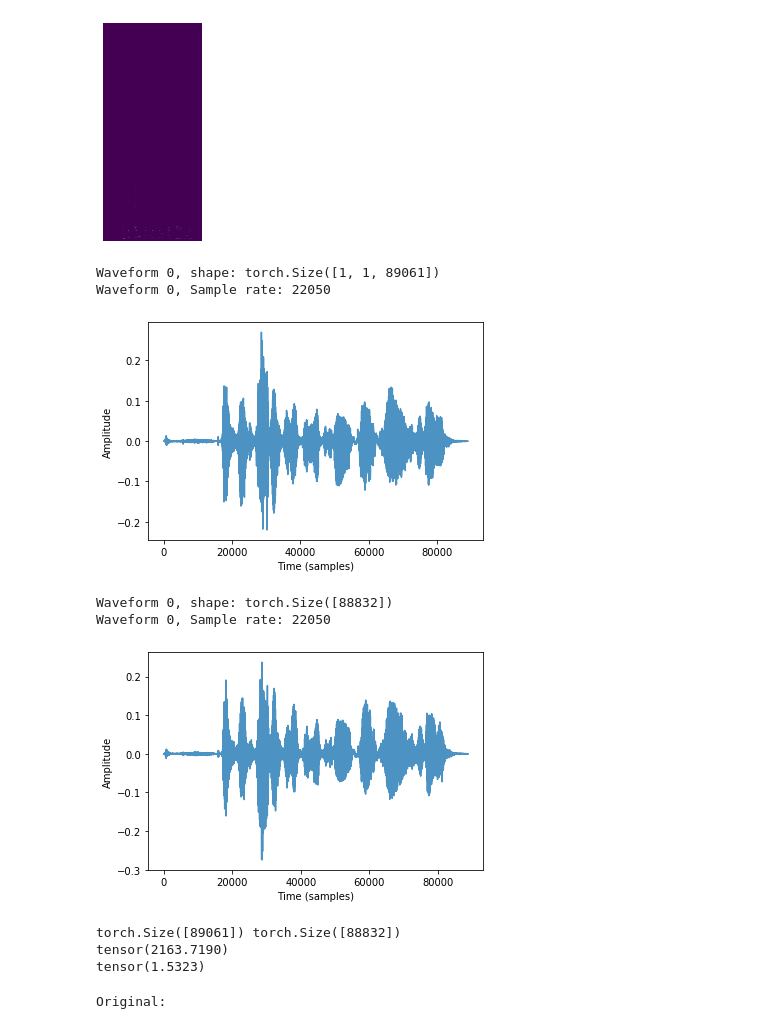
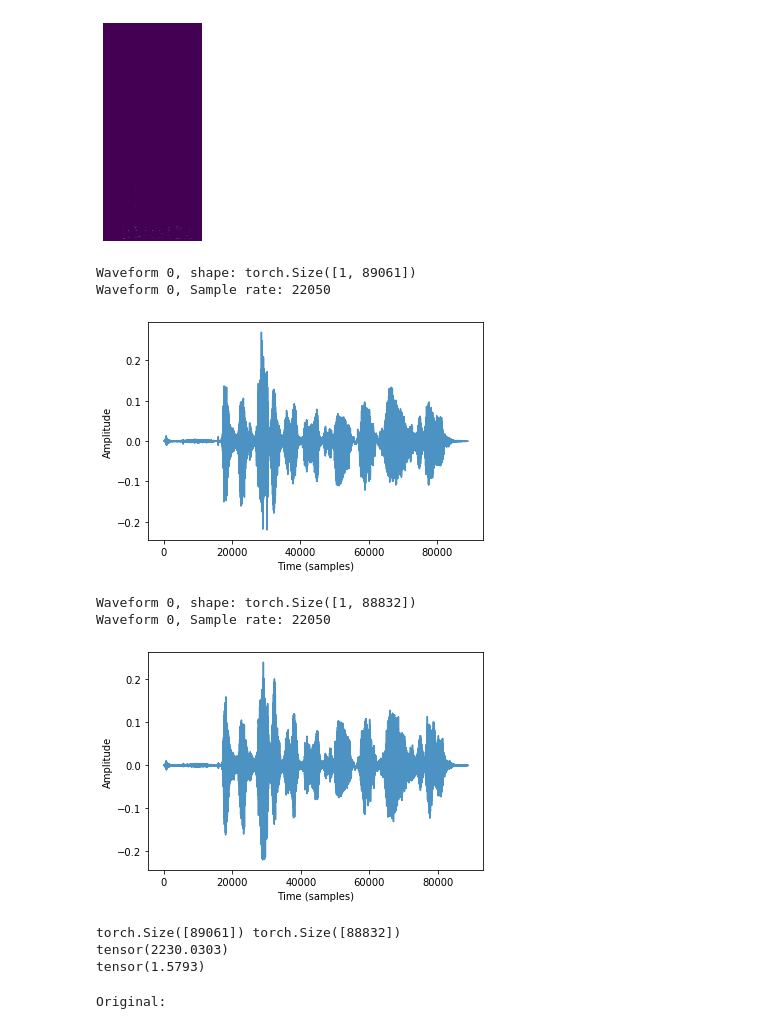
Before and after one commit to jgarciapueyo/MelNet-SpeechGeneration, a Jupyter notebook: notebooks/02_dataprocessing-podcast_dataset.ipynb, the cells around one changed output. Saved outputs shown, nothing was run; the diff lists cells and outputs as text; code cells hidden in the pictures.

Commit message:
Improve documentation making the dimensions of the input/output tensors clearer

```diff
--- a/notebooks/02_dataprocessing-podcast_dataset.ipynb
+++ b/notebooks/02_dataprocessing-podcast_dataset.ipynb
@@ -28,33 +30,33 @@ hp = hparams.HParams(sample_rate=sample_rate1.item())
 # %%
 # Preparation and Transformation
-spectrogram = T.wave_to_spectrogram(waveform1[0][0], hp)
+spectrogram = T.wave_to_spectrogram(waveform1, hp)
 T.plot_spectrogram(spectrogram, hp)
 # %% [output]
 [figure]
 # %%
 # Original
-T.plot_wave([waveform1], hp)
+T.plot_wave(waveform1, hp)
 # %% [output]
-Waveform 0, shape: torch.Size([1, 1, 89061])
+Waveform 0, shape: torch.Size([1, 89061])
 Waveform 0, Sample rate: 22050
 [figure]
 # %%
 # Reconstructed
-wave_rec = T.spectrogram_to_wave(spectrogram, hp, n_iter=1000)
-T.plot_wave([wave_rec], hp)
+wave_rec = T.spectrogram_to_wave(spectrogram, hp, n_iter=32)
+T.plot_wave(wave_rec, hp)
 # %% [output]
-Waveform 0, shape: torch.Size([88832])
+Waveform 0, shape: torch.Size([1, 88832])
 Waveform 0, Sample rate: 22050
-[figure, old version]
+[figure, new version]
 # %%
 # difference between waves
-print(waveform1.flatten().shape, wave_rec.shape)
-print(torch.sum(torch.abs(wave_rec-waveform1.flatten()[:len(wave_rec)])))
-print(torch.sum(torch.abs(wave_rec-waveform1.flatten()[:len(wave_rec)]))/torch.sum(torch.abs(waveform1.flatten()[:len(wave_rec)])))
+print(waveform1.flatten().shape, wave_rec.flatten().shape)
+print(torch.sum(torch.abs(wave_rec-waveform1.flatten()[:88832])))
+print(torch.sum(torch.abs(wave_rec-waveform1.flatten()[:88832]))/torch.sum(torch.abs(waveform1.flatten()[:88832])))
 # %% [output]
 torch.Size([89061]) torch.Size([88832])
-tensor(2163.7190)
-tensor(1.5323)
+tensor(2230.0303)
+tensor(1.5793)
 # %%
 print("Original:")
 IPython.display.Audio(data=waveform1.flatten().numpy(), rate=hp.sample_rate)
```
Also changed, not shown: parts of 18 cells of this notebook, 8 other files.
